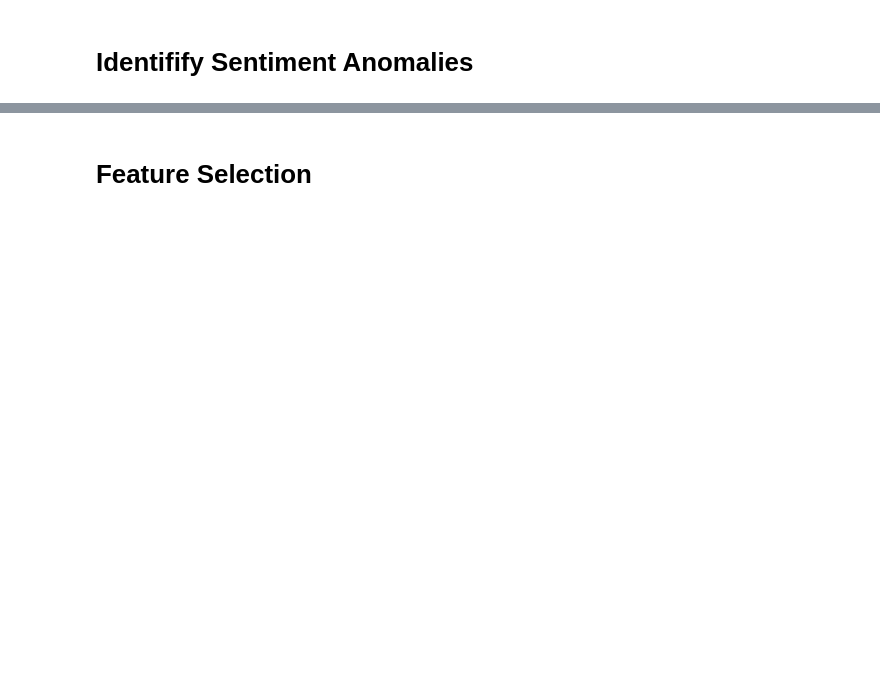
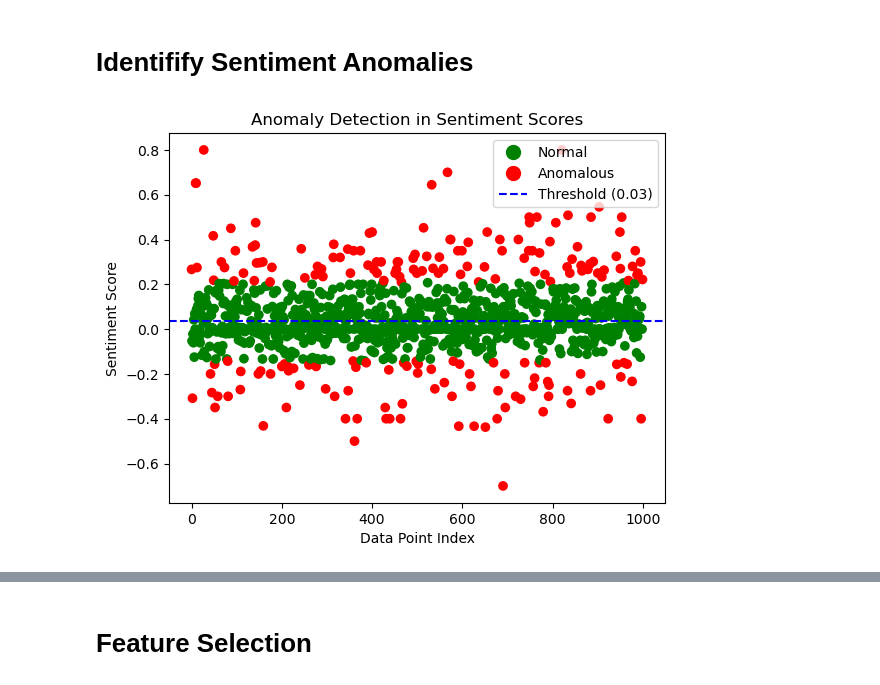
Before and after one commit to blxckbvrbi3/threat-detection-article, a Jupyter notebook: writeup-notebook.ipynb, the cells around one changed output, grey strips where cells are left out. Cells and saved outputs as stored; diff of their text form; code cells hidden in the pictures; blank space fills up the shorter version.

```diff
--- a/writeup-notebook.ipynb
+++ b/writeup-notebook.ipynb
@@ -186,22 +337,41 @@ dataset['content'] = dataset['content'].apply(preprocess_email_content)
 # %% [markdown]
 <h1>Identifify Sentiment Anomalies</h1>
 # %%
+import matplotlib.pyplot as plt
+from textblob import TextBlob
+from sklearn.ensemble import IsolationForest
+
 # Perform sentiment analysis and get polarity scores
 dataset['sentiment_score'] = dataset['content'].apply(lambda x: TextBlob(x).sentiment.polarity)
 
 # Detect anomalies using Isolation Forest
 clf = IsolationForest(contamination=0.2)
 dataset['sentiment_anomaly'] = clf.fit_predict(dataset[['sentiment_score']])
 
 # Create a color map based on the 'sentiment_anomaly' values
 colors = dataset['sentiment_anomaly'].apply(lambda x: 'red' if x == -1 else 'green')
 
-# Plot sentiment scores and anomalies
-plt.scatter(dataset.index, dataset['sentiment_score'], c=colors)
+# Calculate the threshold value
+threshold = dataset.loc[dataset['sentiment_anomaly'] == 1, 'sentiment_score'].mean()
+
+# Plot sentiment scores and anomalies along with the threshold line
+scatter = plt.scatter(dataset.index, dataset['sentiment_score'], c=colors, label='Data Points')
+threshold_line = plt.axhline(y=threshold, color='blue', linestyle='--', label=f'Threshold ({threshold:.2f})')
 plt.xlabel('Data Point Index')
 plt.ylabel('Sentiment Score')
 plt.title('Anomaly Detection in Sentiment Scores')
+
+# Create a legend with labels for normal, anomalous points, and threshold line
+legend_labels = {
+    'Normal': plt.Line2D([0], [0], marker='o', color='green', markersize=10, label='Normal', linestyle='None'),
+    'Anomalous': plt.Line2D([0], [0], marker='o', color='red', markersize=10, label='Anomalous', linestyle='None'),
+    'Threshold': threshold_line,
+}
+plt.legend(handles=[legend_labels['Normal'], legend_labels['Anomalous'], legend_labels['Threshold']], loc='upper right')
+
 plt.show()
+# %% [output]
+[figure, added]
 # %%
 # Replace all occurrences of 1 with 0 in 'sentiment_anomaly' and then all occurrences of -1 with 1 in the same column.
 dataset['sentiment_anomaly'] = dataset['sentiment_anomaly'].replace(1, 0)
```
Also changed, not shown: parts of 33 cells of this notebook.
